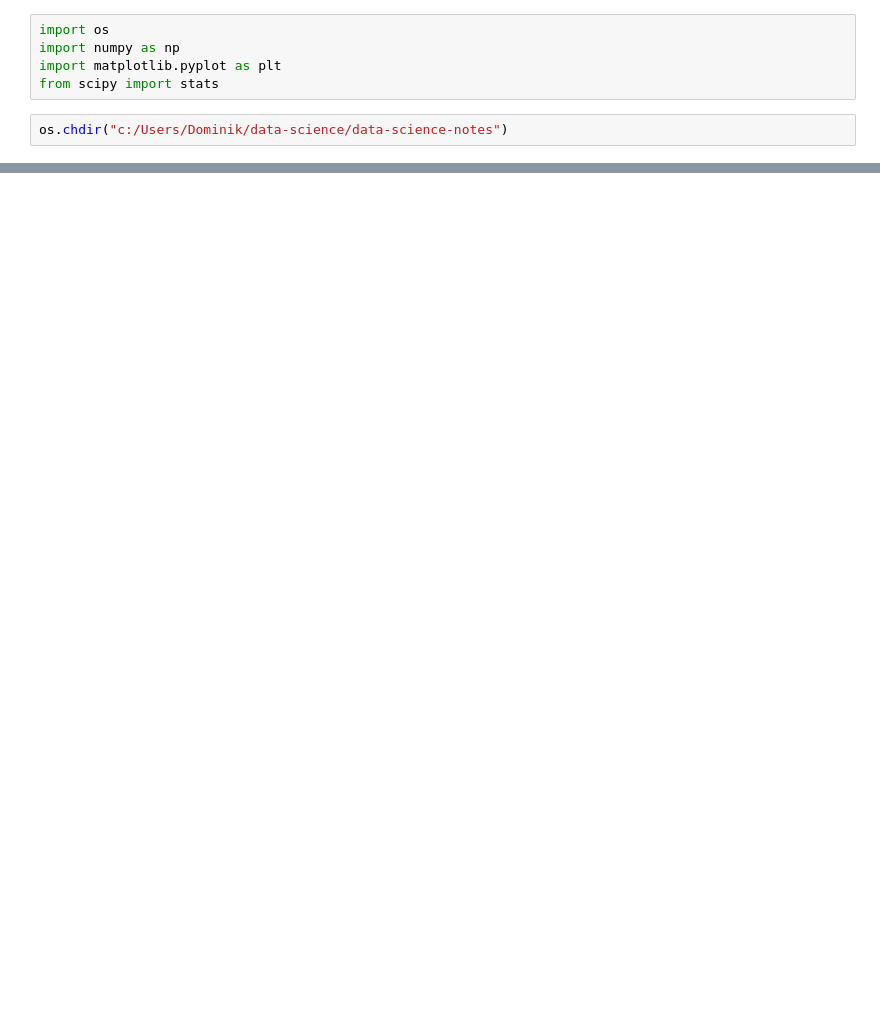
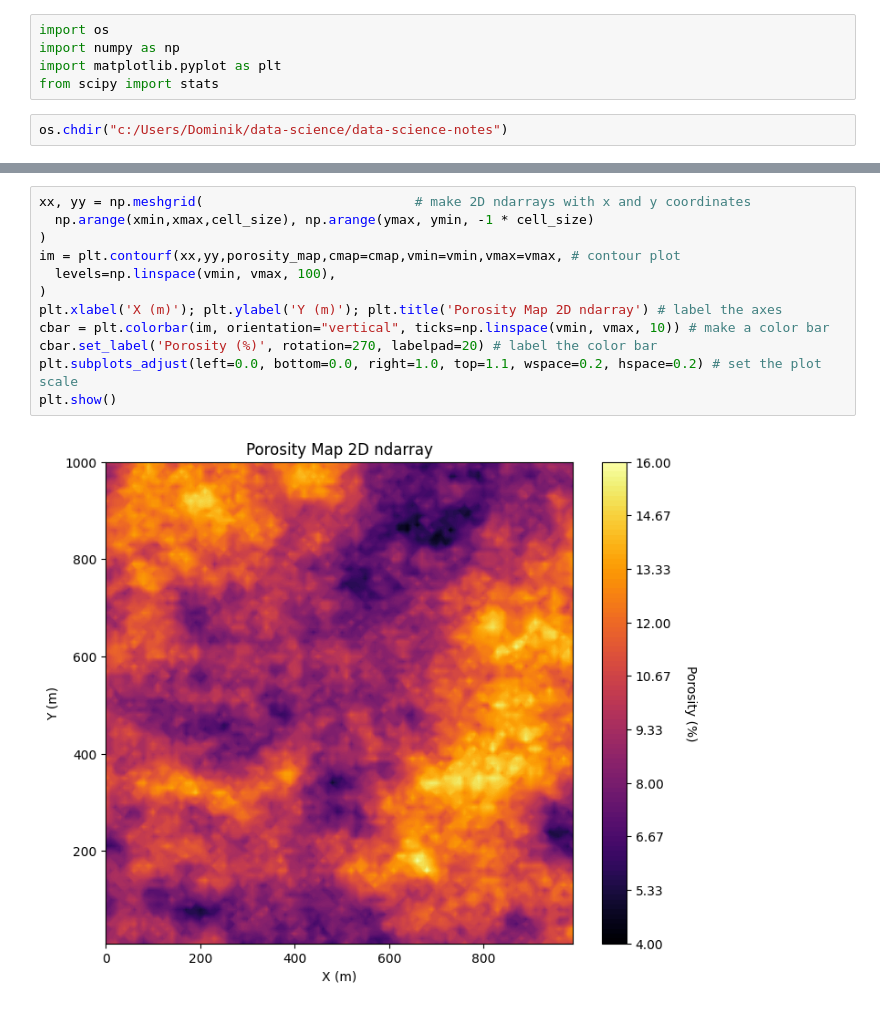
Before and after one commit to dominikjanyga/data-science-notes, a Jupyter notebook: notebooks/Chapter_2_gridded_data.ipynb, the cells around one changed output, grey strips where cells are left out. Saved outputs shown, nothing was run; the diff lists cells and outputs as text; blank space fills up the shorter version.

```diff
--- a/notebooks/Chapter_2_gridded_data.ipynb
+++ b/notebooks/Chapter_2_gridded_data.ipynb
@@ -19,0 +81,14 @@ porosity_ld_array.shape
+# %%
+xx, yy = np.meshgrid(                           # make 2D ndarrays with x and y coordinates
+  np.arange(xmin,xmax,cell_size), np.arange(ymax, ymin, -1 * cell_size)
+)
+im = plt.contourf(xx,yy,porosity_map,cmap=cmap,vmin=vmin,vmax=vmax, # contour plot
+  levels=np.linspace(vmin, vmax, 100),
+)
+plt.xlabel('X (m)'); plt.ylabel('Y (m)'); plt.title('Porosity Map 2D ndarray') # label the axes
+cbar = plt.colorbar(im, orientation="vertical", ticks=np.linspace(vmin, vmax, 10)) # make a color bar
+cbar.set_label('Porosity (%)', rotation=270, labelpad=20) # label the color bar
+plt.subplots_adjust(left=0.0, bottom=0.0, right=1.0, top=1.1, wspace=0.2, hspace=0.2) # set the plot scale
+plt.show()
+# %% [output]
+[figure, added]
```
Also changed, not shown: parts of 17 cells of this notebook, 2 other files.
